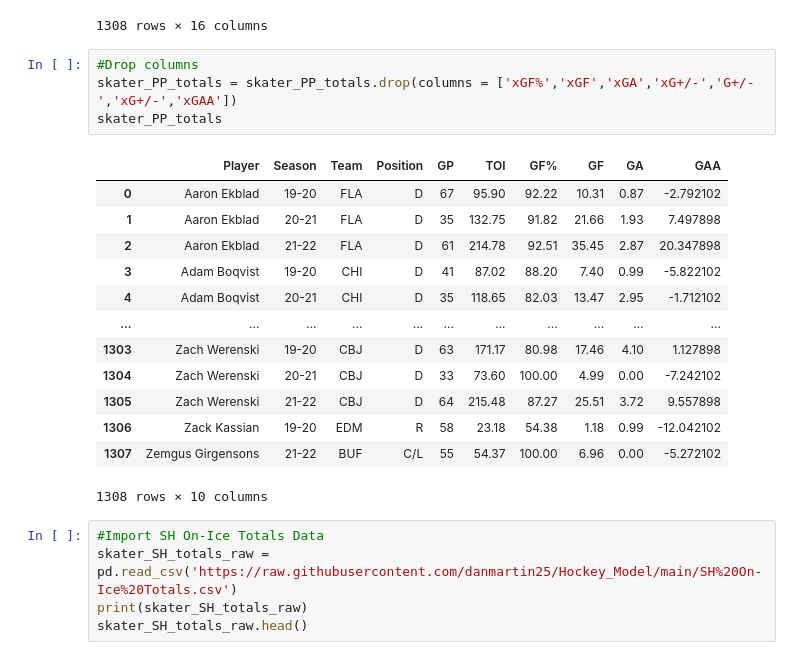
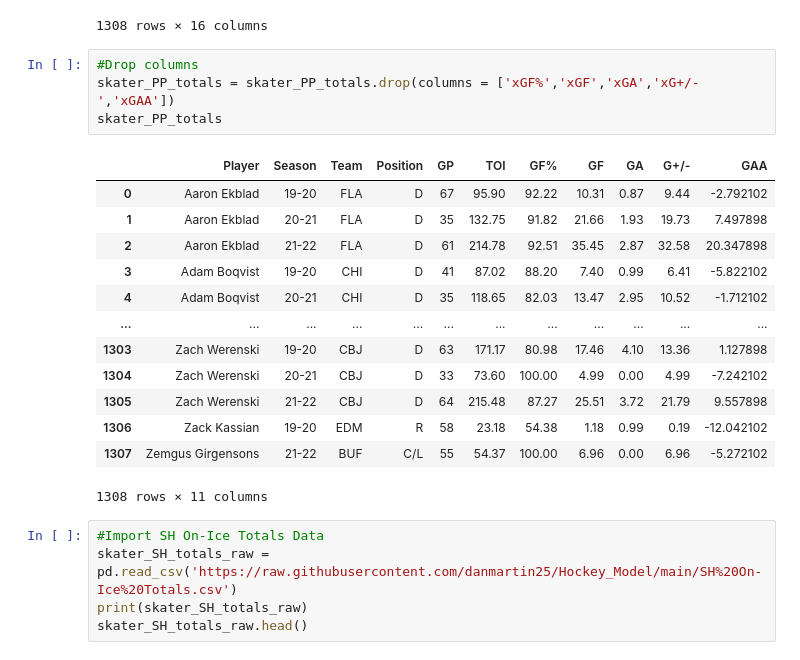
Before and after one commit to danmartin25/Hockey_Model, a Jupyter notebook: Hockey_Model_Mark_I.ipynb, the cells around one changed output. Drawn from its saved outputs; the diff is of its cells as text.

```diff
--- a/Hockey_Model_Mark_I.ipynb
+++ b/Hockey_Model_Mark_I.ipynb
@@ -180,22 +180,22 @@ skater_PP_totals
 1308 rows × 16 columns
 # %%
 #Drop columns
-skater_PP_totals = skater_PP_totals.drop(columns = ['xGF%','xGF','xGA','xG+/-','G+/-','xG+/-','xGAA'])
+skater_PP_totals = skater_PP_totals.drop(columns = ['xGF%','xGF','xGA','xG+/-','xGAA'])
 skater_PP_totals
 # %% [output]
-|  | Player | Season | Team | Position | GP | TOI | GF% | GF | GA | GAA |
-| 0 | Aaron Ekblad | 19-20 | FLA | D | 67 | 95.90 | 92.22 | 10.31 | 0.87 | -2.792102 |
-| 1 | Aaron Ekblad | 20-21 | FLA | D | 35 | 132.75 | 91.82 | 21.66 | 1.93 | 7.497898 |
-| 2 | Aaron Ekblad | 21-22 | FLA | D | 61 | 214.78 | 92.51 | 35.45 | 2.87 | 20.347898 |
-| 3 | Adam Boqvist | 19-20 | CHI | D | 41 | 87.02 | 88.20 | 7.40 | 0.99 | -5.822102 |
-| 4 | Adam Boqvist | 20-21 | CHI | D | 35 | 118.65 | 82.03 | 13.47 | 2.95 | -1.712102 |
-| ... | ... | ... | ... | ... | ... | ... | ... | ... | ... | ... |
-| 1303 | Zach Werenski | 19-20 | CBJ | D | 63 | 171.17 | 80.98 | 17.46 | 4.10 | 1.127898 |
-| 1304 | Zach Werenski | 20-21 | CBJ | D | 33 | 73.60 | 100.00 | 4.99 | 0.00 | -7.242102 |
-| 1305 | Zach Werenski | 21-22 | CBJ | D | 64 | 215.48 | 87.27 | 25.51 | 3.72 | 9.557898 |
-| 1306 | Zack Kassian | 19-20 | EDM | R | 58 | 23.18 | 54.38 | 1.18 | 0.99 | -12.042102 |
-| 1307 | Zemgus Girgensons | 21-22 | BUF | C/L | 55 | 54.37 | 100.00 | 6.96 | 0.00 | -5.272102 |
+|  | Player | Season | Team | Position | GP | TOI | GF% | GF | GA | G+/- | GAA |
+| 0 | Aaron Ekblad | 19-20 | FLA | D | 67 | 95.90 | 92.22 | 10.31 | 0.87 | 9.44 | -2.792102 |
+| 1 | Aaron Ekblad | 20-21 | FLA | D | 35 | 132.75 | 91.82 | 21.66 | 1.93 | 19.73 | 7.497898 |
+| 2 | Aaron Ekblad | 21-22 | FLA | D | 61 | 214.78 | 92.51 | 35.45 | 2.87 | 32.58 | 20.347898 |
+| 3 | Adam Boqvist | 19-20 | CHI | D | 41 | 87.02 | 88.20 | 7.40 | 0.99 | 6.41 | -5.822102 |
+| 4 | Adam Boqvist | 20-21 | CHI | D | 35 | 118.65 | 82.03 | 13.47 | 2.95 | 10.52 | -1.712102 |
+| ... | ... | ... | ... | ... | ... | ... | ... | ... | ... | ... | ... |
+| 1303 | Zach Werenski | 19-20 | CBJ | D | 63 | 171.17 | 80.98 | 17.46 | 4.10 | 13.36 | 1.127898 |
+| 1304 | Zach Werenski | 20-21 | CBJ | D | 33 | 73.60 | 100.00 | 4.99 | 0.00 | 4.99 | -7.242102 |
+| 1305 | Zach Werenski | 21-22 | CBJ | D | 64 | 215.48 | 87.27 | 25.51 | 3.72 | 21.79 | 9.557898 |
+| 1306 | Zack Kassian | 19-20 | EDM | R | 58 | 23.18 | 54.38 | 1.18 | 0.99 | 0.19 | -12.042102 |
+| 1307 | Zemgus Girgensons | 21-22 | BUF | C/L | 55 | 54.37 | 100.00 | 6.96 | 0.00 | 6.96 | -5.272102 |
-1308 rows × 10 columns
+1308 rows × 11 columns
 # %%
 #Import SH On-Ice Totals Data
 skater_SH_totals_raw = pd.read_csv('https://raw.githubusercontent.com/danmartin25/Hockey_Model/main/SH%20On-Ice%20Totals.csv')
```
Also changed, not shown: parts of 10 cells of this notebook.
